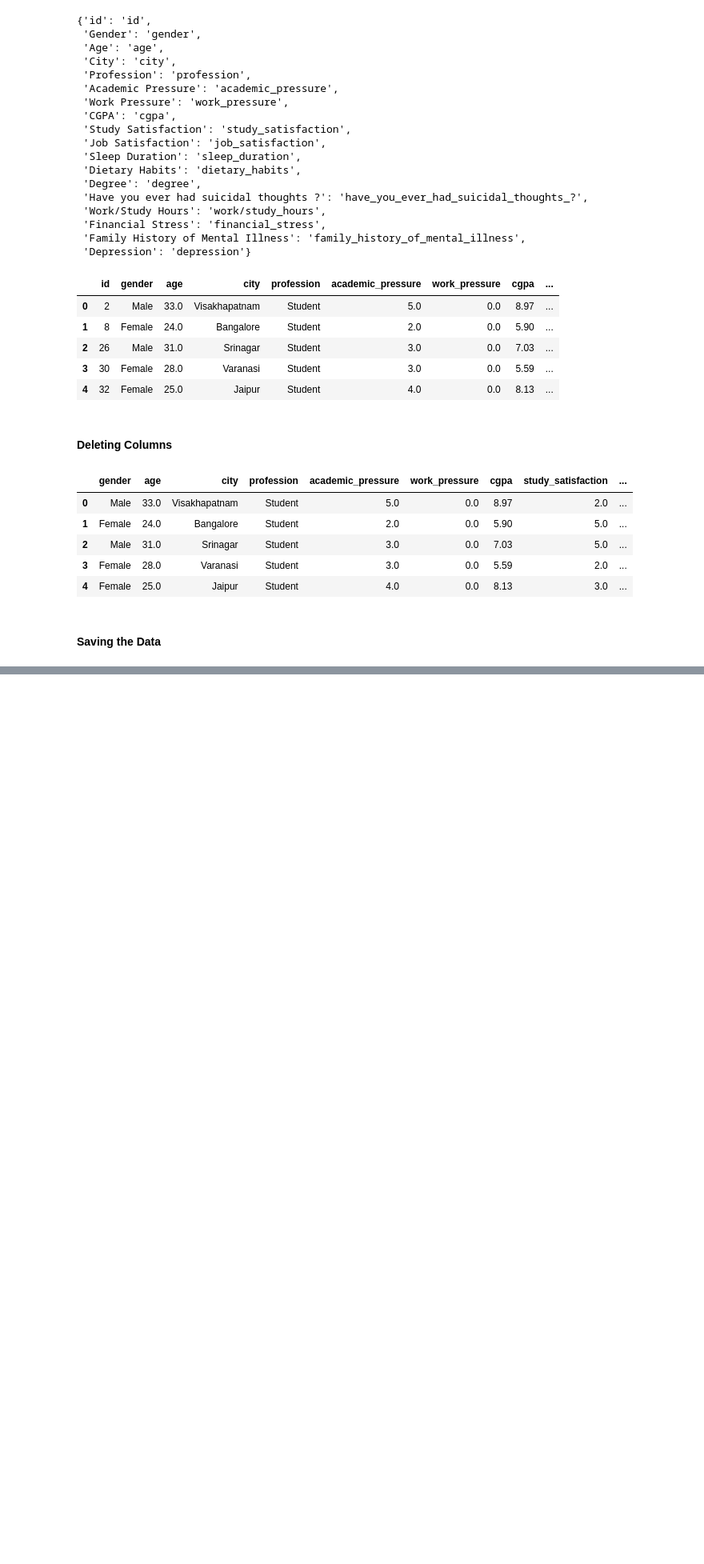
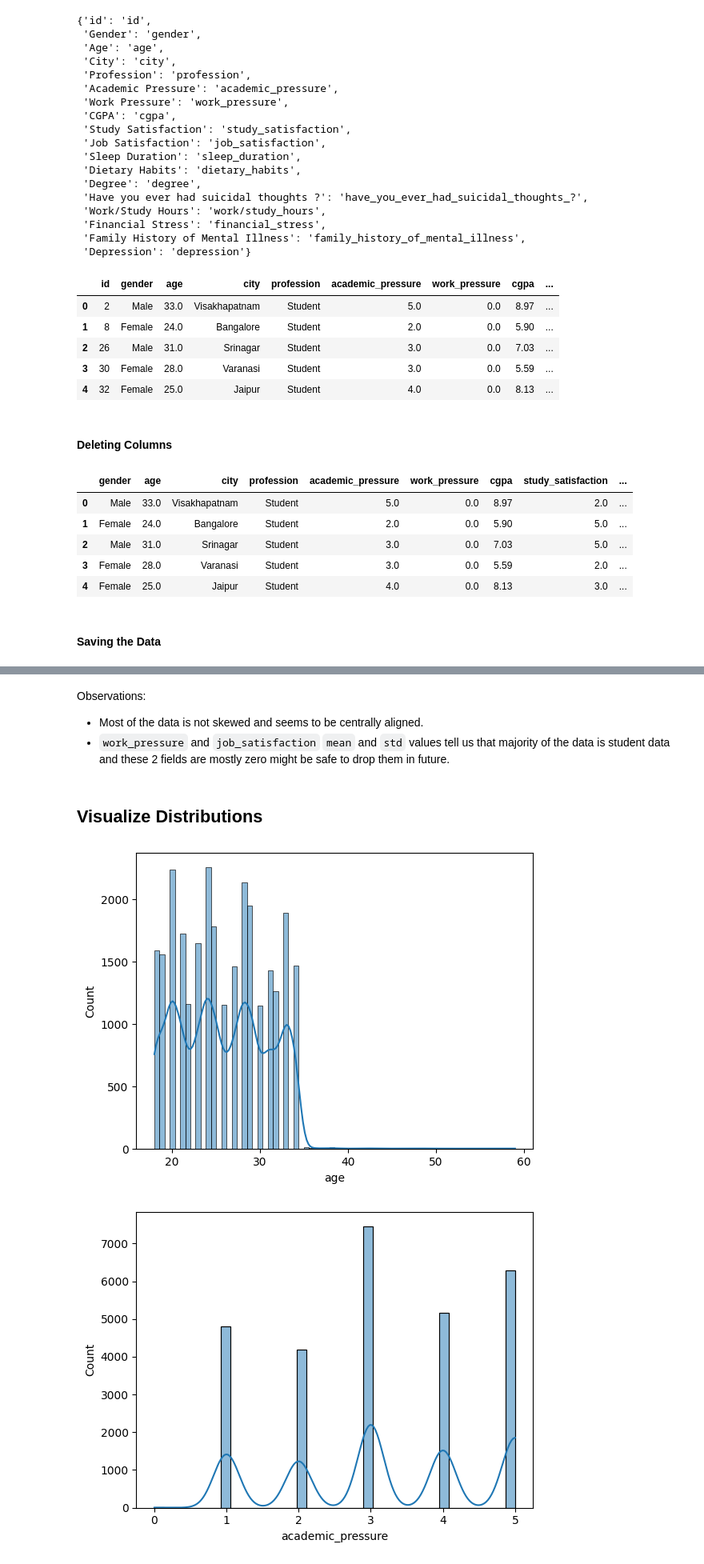
Before and after one commit to gaurangdave/mental_health_ml, a Jupyter notebook: notebooks/00_data_exploration.ipynb, the cells around one changed output, grey strips where cells are left out. Shown: that part at 80% size. Saved outputs shown, nothing was run; the diff lists cells and outputs as text; code cells hidden in the pictures; blank space fills up the shorter version.

Commit message:
wip data exploration

```diff
--- a/notebooks/00_data_exploration.ipynb
+++ b/notebooks/00_data_exploration.ipynb
@@ -140,0 +242,18 @@ data.to_csv(Path(data_dir,"processed_column_names.csv"),index=False)
+# %% [markdown]
+Observations:
+* Most of the data is not skewed and seems to be centrally aligned.
+* `work_pressure` and `job_satisfaction` `mean` and `std` values tell us that majority of the data is student data and these 2 fields are mostly zero might be safe to drop them in future.
+# %% [markdown]
+## Visualize Distributions
+# %%
+import seaborn as sns
+import matplotlib.pyplot as pyt
+
+columns_to_visulize = ["age", "academic_pressure", "work_pressure", "cgpa","study_satisfaction","job_satisfaction","work_study_hours", "depression"]
+
+for col in columns_to_visulize:
+    pyt.figure()
+    sns.histplot(data[col], kde=True)
+# %% [output]
+[figure, added]
+[figure, added]
```
Also changed, not shown: parts of 12 cells of this notebook, 1 other file.
